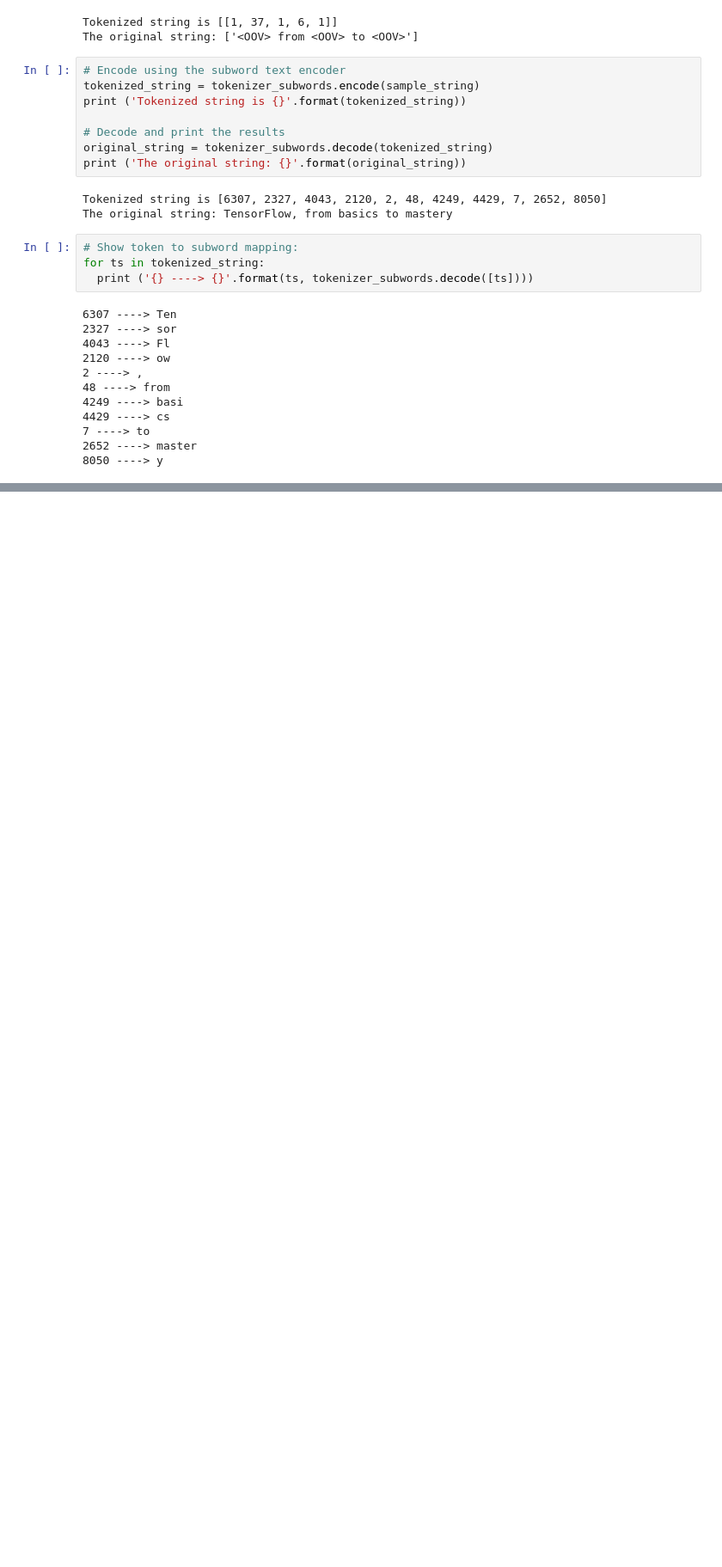
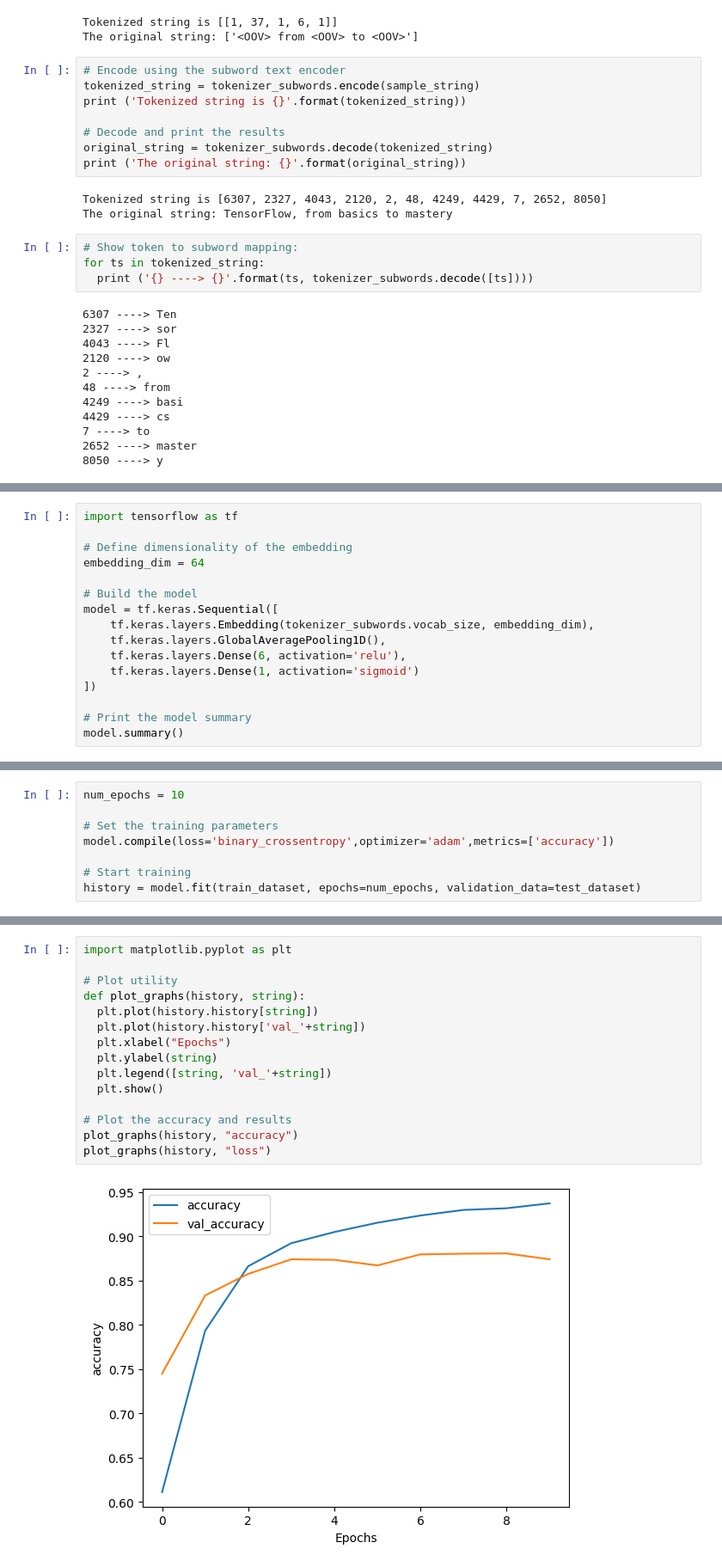
Before and after one commit to wtfish/NeuralNetwork, a Jupyter notebook: NLP/2b. SubWords.ipynb, the cells around one changed output, grey strips where cells are left out. Shown at 86% size. Saved outputs shown, nothing was run; the diff lists cells and outputs as text; blank space fills up the shorter version.

```diff
--- a/NLP/2b. SubWords.ipynb
+++ b/NLP/2b. SubWords.ipynb
@@ -181,0 +200,16 @@ for ts in tokenized_string:
+# %%
+import tensorflow as tf
+
+# Define dimensionality of the embedding
+embedding_dim = 64
+
+# Build the model
+model = tf.keras.Sequential([
+    tf.keras.layers.Embedding(tokenizer_subwords.vocab_size, embedding_dim),
+    tf.keras.layers.GlobalAveragePooling1D(),
+    tf.keras.layers.Dense(6, activation='relu'),
+    tf.keras.layers.Dense(1, activation='sigmoid')
+])
+
+# Print the model summary
+model.summary()
@@ -181,0 +235,8 @@ for ts in tokenized_string:
+# %%
+num_epochs = 10
+
+# Set the training parameters
+model.compile(loss='binary_crossentropy',optimizer='adam',metrics=['accuracy'])
+
+# Start training
+history = model.fit(train_dataset, epochs=num_epochs, validation_data=test_dataset)
@@ -181,0 +264,17 @@ for ts in tokenized_string:
+# %%
+import matplotlib.pyplot as plt
+
+# Plot utility
+def plot_graphs(history, string):
+  plt.plot(history.history[string])
+  plt.plot(history.history['val_'+string])
+  plt.xlabel("Epochs")
+  plt.ylabel(string)
+  plt.legend([string, 'val_'+string])
+  plt.show()
+
+# Plot the accuracy and results
+plot_graphs(history, "accuracy")
+plot_graphs(history, "loss")
+# %% [output]
+[figure, added]
```
Also changed, not shown: parts of 7 cells of this notebook, 3 other files.
